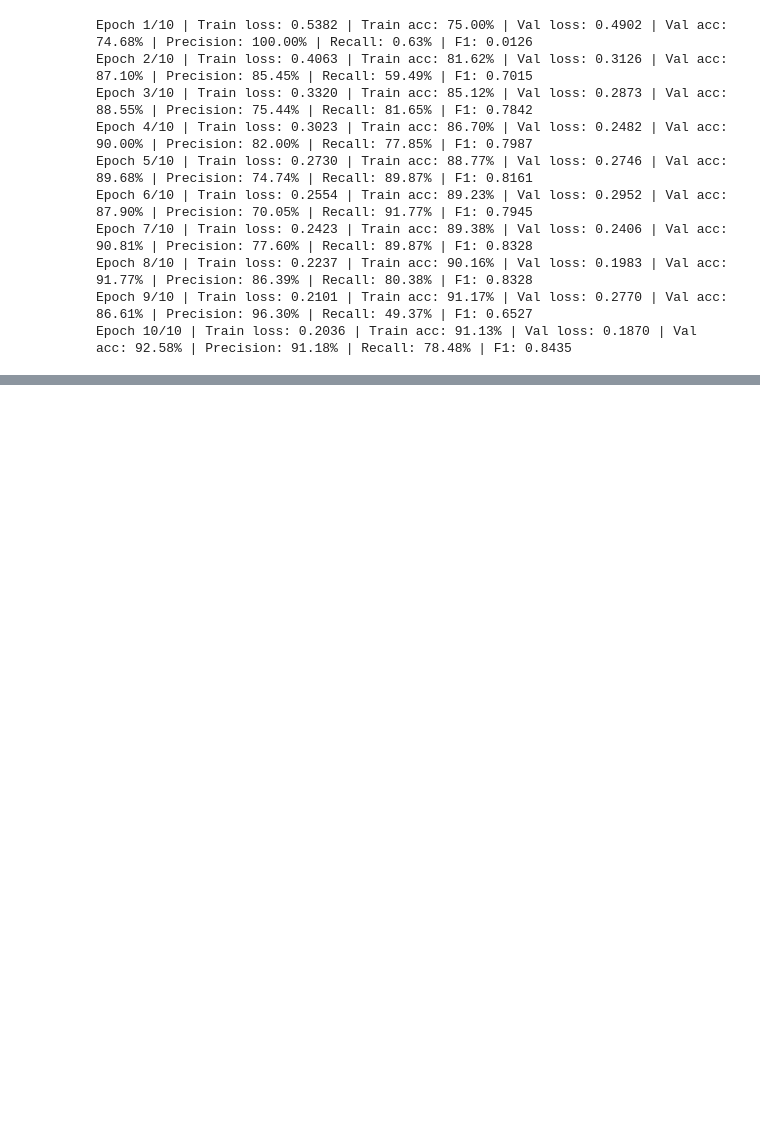
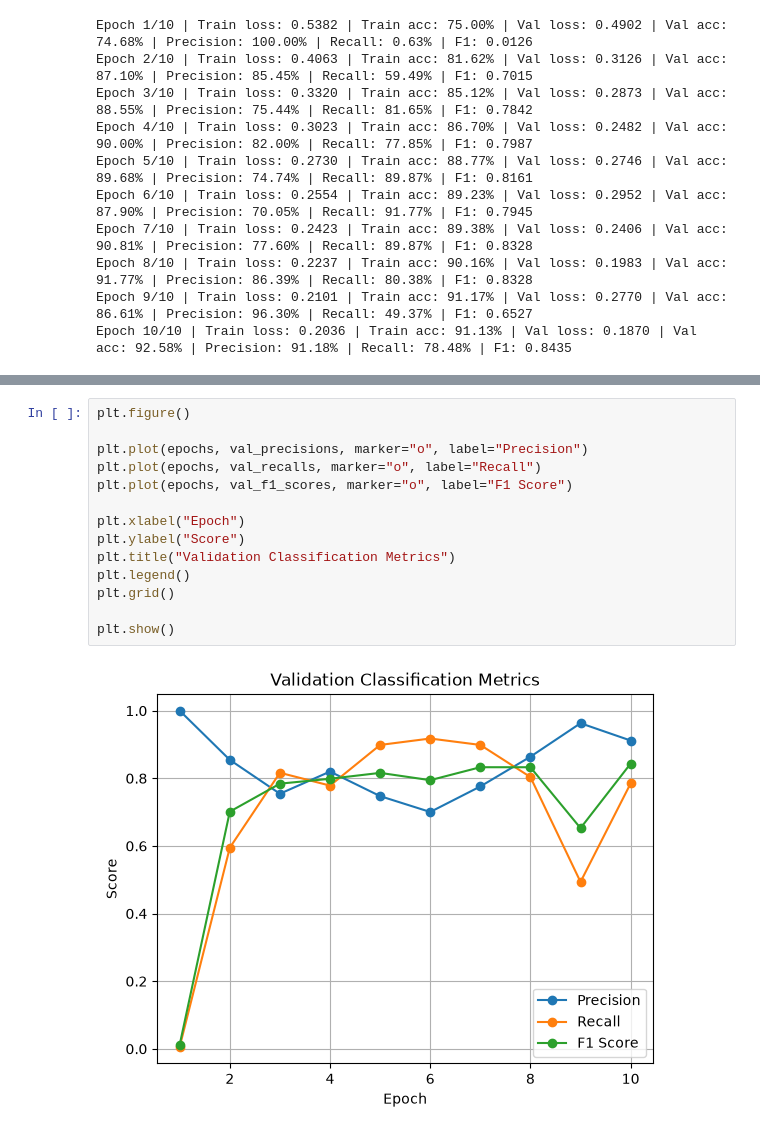
Before and after one commit to KToney01/ship_detection, a Jupyter notebook: notebooks/00_image_representation.ipynb, the cells around one changed output, grey strips where cells are left out. Drawn from its saved outputs; the diff is of its cells as text; blank space fills up the shorter version.

```diff
--- a/notebooks/00_image_representation.ipynb
+++ b/notebooks/00_image_representation.ipynb
@@ -1334,0 +1367,16 @@ Epoch 10/10 | Train loss: 0.2036 | Train acc: 91.13% | Val loss: 0.1870 | Val ac
+# %%
+plt.figure()
+
+plt.plot(epochs, val_precisions, marker="o", label="Precision")
+plt.plot(epochs, val_recalls, marker="o", label="Recall")
+plt.plot(epochs, val_f1_scores, marker="o", label="F1 Score")
+
+plt.xlabel("Epoch")
+plt.ylabel("Score")
+plt.title("Validation Classification Metrics")
+plt.legend()
+plt.grid()
+
+plt.show()
+# %% [output]
+[figure, added]
```
Also changed, not shown: parts of 2 cells of this notebook.
